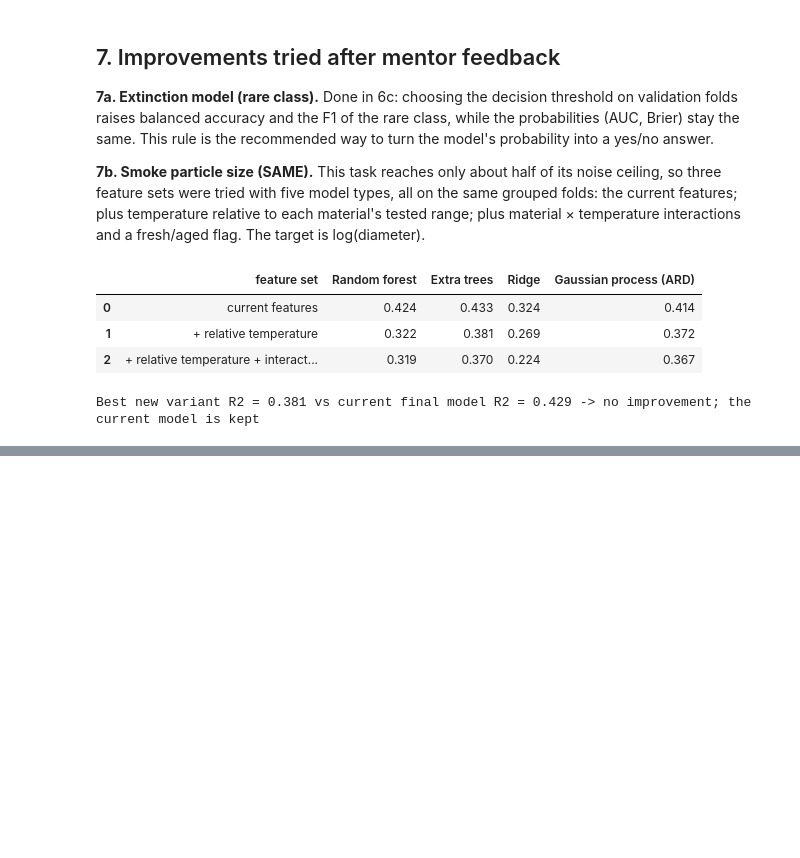
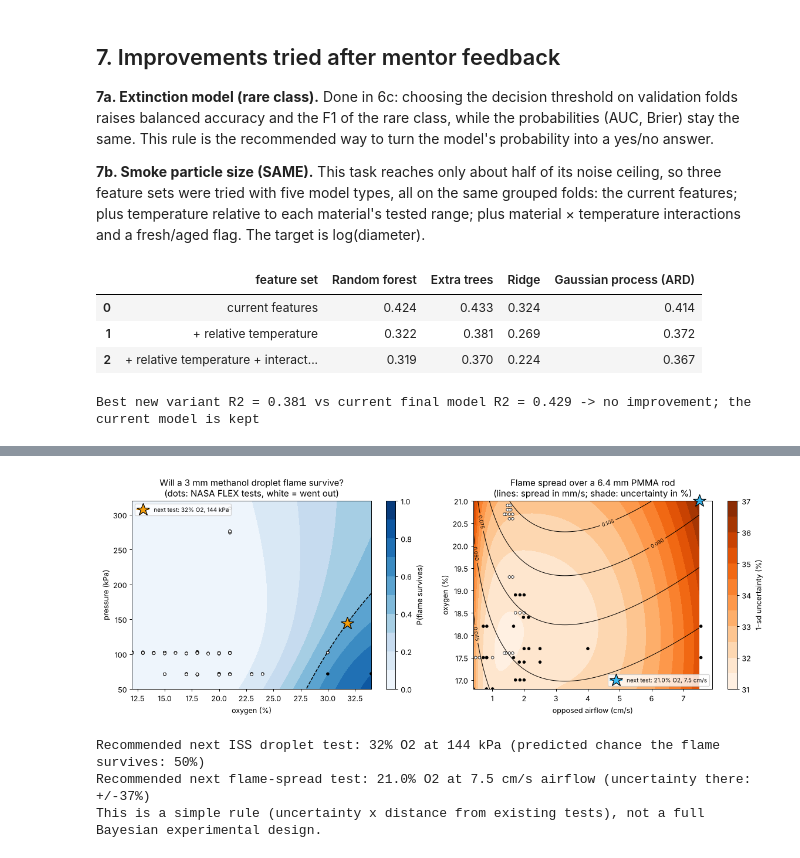
Before and after one commit to Dumbo-programmer/NASA-Space-Apps-2026, a Jupyter notebook: notebooks/AstraFlame_Full_ML_Pipeline.ipynb, the cells around one changed output, grey strips where cells are left out. Cells and saved outputs as stored; diff of their text form; code cells hidden in the pictures; blank space fills up the shorter version.

```diff
--- a/notebooks/AstraFlame_Full_ML_Pipeline.ipynb
+++ b/notebooks/AstraFlame_Full_ML_Pipeline.ipynb
@@ -616,0 +625,38 @@ display(FINAL_TABLE)
+# %%
+fx = IM.load("flex_extinction")["model"]; flex = S["flex_extinction"]["df"]
+O2g = np.linspace(12, 34, 90); PRg = np.linspace(50, 320, 90); OO, PP = np.meshgrid(O2g, PRg)
+G = pd.DataFrame({"fuel": "Methanol", "pressure_kpa": PP.ravel(), "o2_pct": OO.ravel(), "co2_pct": 0.0, "he_pct": 0.0, "d0_mm": 3.0})
+p_surv = 1 - fx.predict_proba(P.flex_features(G))[:, 1]
+meth = flex[flex.fuel == "Methanol"]
+Zt = np.c_[(meth.o2_pct - 12) / 22, (meth.pressure_kpa - 50) / 270]; Zg = np.c_[(G.o2_pct - 12) / 22, (G.pressure_kpa - 50) / 270]
+dist = np.sqrt(((Zg[:, None, :] - Zt[None, :, :]) ** 2).sum(2)).min(1)
+score = p_surv * (1 - p_surv) * np.minimum(dist / 0.15, 1.0)      # uncertain outcome x far from every tested run
+k1 = int(np.argmax(score)); nxt1 = (G.o2_pct[k1], G.pressure_kpa[k1], p_surv[k1])
+
+F2 = np.linspace(0.4, 7.5, 90); O22 = np.linspace(16.8, 21.0, 90); FF, OB = np.meshgrid(F2, O22)
+H = pd.DataFrame({"o2_pct": OB.ravel(), "opposed_flow_cm_s": FF.ravel(), "diameter_cm": 0.64})
+mu, sdv = fb.predict_t(P.bass2_X(H)); spread = np.exp(mu)
+k2 = int(np.argmax(sdv)); nxt2 = (H.o2_pct[k2], H.opposed_flow_cm_s[k2], spread[k2], 100 * (np.exp(sdv[k2]) - 1))
+
+fig, (a, b) = plt.subplots(1, 2, figsize=(13, 4.8))
+cs = a.contourf(OO, PP, p_surv.reshape(OO.shape), levels=np.linspace(0, 1, 11), cmap="Blues")
+a.contour(OO, PP, p_surv.reshape(OO.shape), levels=[0.5], colors="black", linestyles="--", linewidths=1.2)
+a.scatter(meth.o2_pct, meth.pressure_kpa, s=14, c=np.where(meth.extinguished == 1, "white", "black"), edgecolor="black", linewidth=0.6)
+a.plot(nxt1[0], nxt1[1], marker="*", ms=18, color="#F59E0B", markeredgecolor="black", clip_on=False, label=f"next test: {nxt1[0]:.0f}% O2, {nxt1[1]:.0f} kPa")
+a.set(xlabel="oxygen (%)", ylabel="pressure (kPa)", title="Will a 3 mm methanol droplet flame survive?\n(dots: NASA FLEX tests, white = went out)")
+plt.colorbar(cs, ax=a).set_label("P(flame survives)"); a.legend(loc="upper left", fontsize=8)
+cs2 = b.contourf(FF, OB, (100 * (np.exp(sdv) - 1)).reshape(FF.shape), levels=10, cmap="Oranges")
+cl = b.contour(FF, OB, spread.reshape(FF.shape), levels=6, colors="black", linewidths=0.8); b.clabel(cl, fmt="%.3f", fontsize=7)
+b.scatter(bass.opposed_flow_cm_s, bass.o2_pct, s=14, c=np.where(bass.diameter_cm == 0.64, "black", "white"), edgecolor="black", linewidth=0.6)
+b.plot(nxt2[1], nxt2[0], marker="*", ms=18, color="#38BDF8", markeredgecolor="black", clip_on=False, label=f"next test: {nxt2[0]:.1f}% O2, {nxt2[1]:.1f} cm/s")
+b.set(xlabel="opposed airflow (cm/s)", ylabel="oxygen (%)", title="Flame spread over a 6.4 mm PMMA rod\n(lines: spread in mm/s; shade: uncertainty in %)")
+plt.colorbar(cs2, ax=b).set_label("1-sd uncertainty (%)"); b.legend(loc="lower right", fontsize=8)
+plt.tight_layout(); plt.show()
+print(f"Recommended next ISS droplet test: {nxt1[0]:.0f}% O2 at {nxt1[1]:.0f} kPa (predicted chance the flame survives: {100 * nxt1[2]:.0f}%)")
+print(f"Recommended next flame-spread test: {nxt2[0]:.1f}% O2 at {nxt2[1]:.1f} cm/s airflow (uncertainty there: +/-{nxt2[3]:.0f}%)")
+print("This is a simple rule (uncertainty x distance from existing tests), not a full Bayesian experimental design.")
+# %% [output]
+[figure, added]
+Recommended next ISS droplet test: 32% O2 at 144 kPa (predicted chance the flame survives: 50%)
+Recommended next flame-spread test: 21.0% O2 at 7.5 cm/s airflow (uncertainty there: +/-37%)
+This is a simple rule (uncertainty x distance from existing tests), not a full Bayesian experimental design.
```
Also changed, not shown: parts of 15 cells of this notebook, 2 other files.
